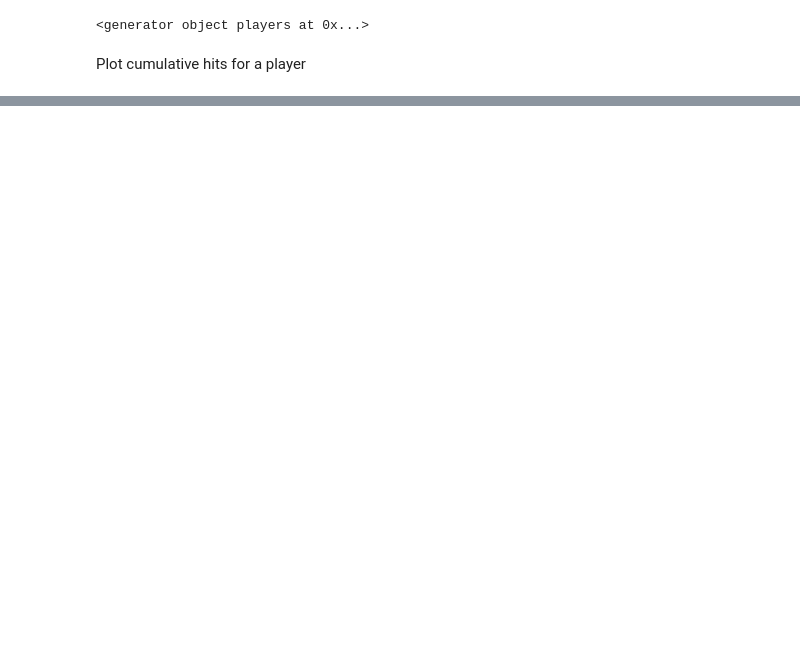
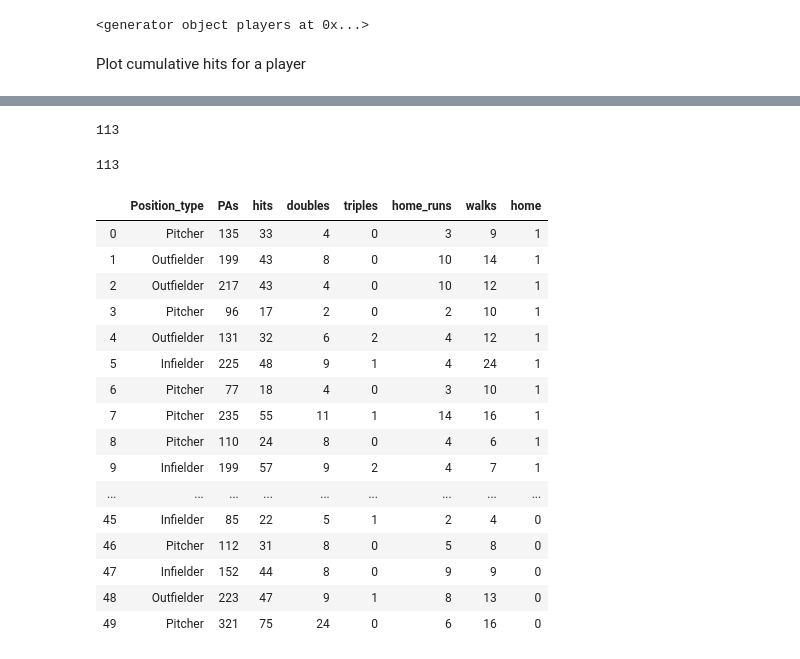
Before and after one commit to schlinkertc/mlb_predictions, a Jupyter notebook: SQL_Alchemy.ipynb, the cells around one changed output, grey strips where cells are left out. Saved outputs shown, nothing was run; the diff lists cells and outputs as text; code cells hidden in the pictures; blank space fills up the shorter version.

Commit message:
stats table added

```diff
--- a/SQL_Alchemy.ipynb
+++ b/SQL_Alchemy.ipynb
@@ -341,0 +438,43 @@ plt.plot_date(x=dates,y=cum_hits,xdate=True)
+# %%
+game_record_test.homeTeam_id
+# %% [output]
+113
+# %%
+game_record_test.teams[0].team_id
+# %% [output]
+113
+# %%
+def game_relevant_stats(session,gameTeam_record):
+    game_record = gameTeam_record.game
+    stats = []
+    for team in game_record.teams:
+        stats_dicts = [player.relevant_stats(game_record) for player in team.players(session)]
+        for stats_dict in stats_dicts:
+            if team.team_id==game_record.homeTeam_id:
+                stats_dict['home']=1
+            else:
+                stats_dict['home']=0
+        stats.append(stats_dicts)
+    return [item for sublist in stats for item in sublist]
+# %%
+game_df = pd.DataFrame.from_dict(game_relevant_stats(session,gameTeam_record_test))
+# %%
+game_df
+# %% [output]
+|  | Position_type | PAs | hits | doubles | triples | home_runs | walks | home |
+| 0 | Pitcher | 135 | 33 | 4 | 0 | 3 | 9 | 1 |
+| 1 | Outfielder | 199 | 43 | 8 | 0 | 10 | 14 | 1 |
+| 2 | Outfielder | 217 | 43 | 4 | 0 | 10 | 12 | 1 |
+| 3 | Pitcher | 96 | 17 | 2 | 0 | 2 | 10 | 1 |
+| 4 | Outfielder | 131 | 32 | 6 | 2 | 4 | 12 | 1 |
+| 5 | Infielder | 225 | 48 | 9 | 1 | 4 | 24 | 1 |
+| 6 | Pitcher | 77 | 18 | 4 | 0 | 3 | 10 | 1 |
+| 7 | Pitcher | 235 | 55 | 11 | 1 | 14 | 16 | 1 |
+| 8 | Pitcher | 110 | 24 | 8 | 0 | 4 | 6 | 1 |
+| 9 | Infielder | 199 | 57 | 9 | 2 | 4 | 7 | 1 |
+| ... | ... | ... | ... | ... | ... | ... | ... | ... |
+| 45 | Infielder | 85 | 22 | 5 | 1 | 2 | 4 | 0 |
+| 46 | Pitcher | 112 | 31 | 8 | 0 | 5 | 8 | 0 |
+| 47 | Infielder | 152 | 44 | 8 | 0 | 9 | 9 | 0 |
+| 48 | Outfielder | 223 | 47 | 9 | 1 | 8 | 13 | 0 |
+| 49 | Pitcher | 321 | 75 | 24 | 0 | 6 | 16 | 0 |
```
Also changed, not shown: parts of 26 cells of this notebook, 1 other file.
